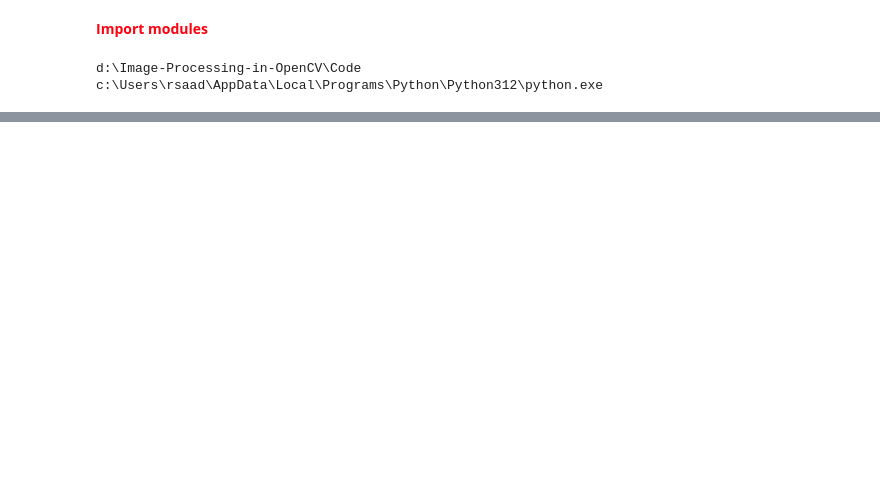
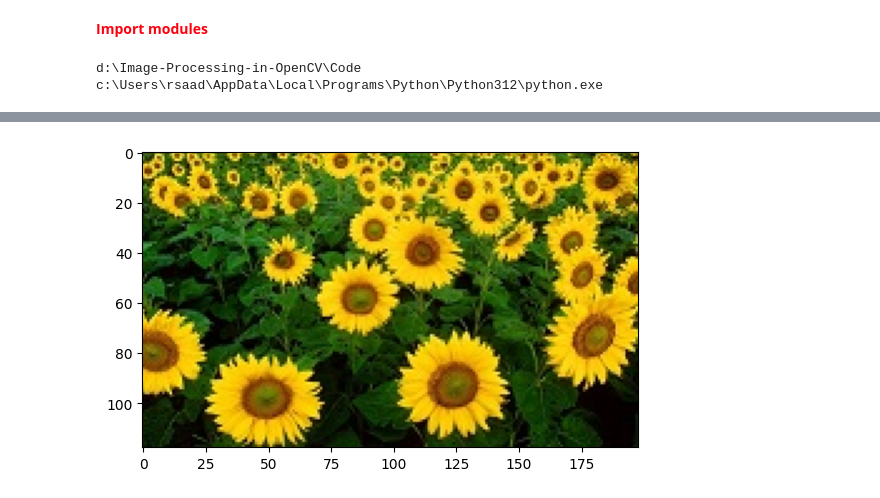
Before and after one commit to RezaSaadatyar/Computer-Vision, a Jupyter notebook: Code/Untitled-1.ipynb, the cells around one changed output, grey strips where cells are left out. Cells and saved outputs as stored; diff of their text form; code cells hidden in the pictures; blank space fills up the shorter version.

```diff
--- a/Code/Untitled-1.ipynb
+++ b/Code/Untitled-1.ipynb
@@ -16,0 +65,5 @@ c:\Users\rsaad\AppData\Local\Programs\Python\Python312\python.exe
+# %%
+rgb_image = cv2.cvtColor(img, cv2.COLOR_BGR2RGB)
+plt.imshow(rgb_image);
+# %% [output]
+[figure, added]
```
Also changed, not shown: parts of 19 cells of this notebook, 3 other files.
